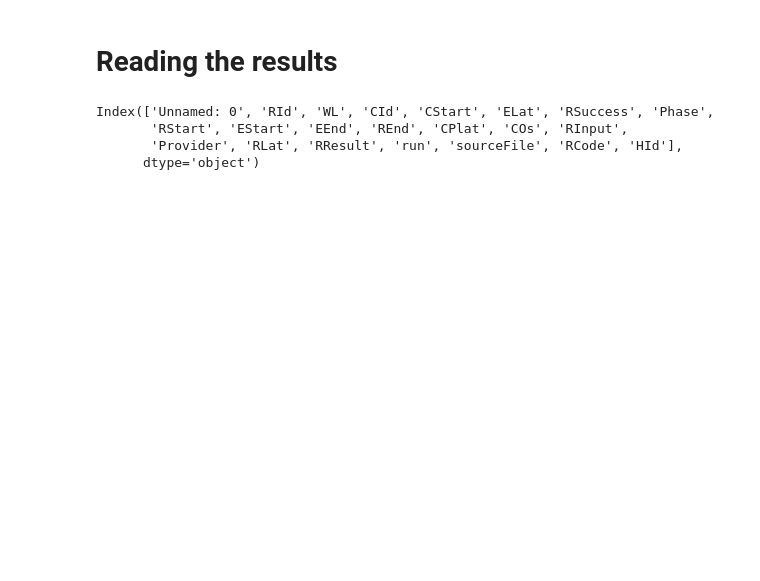
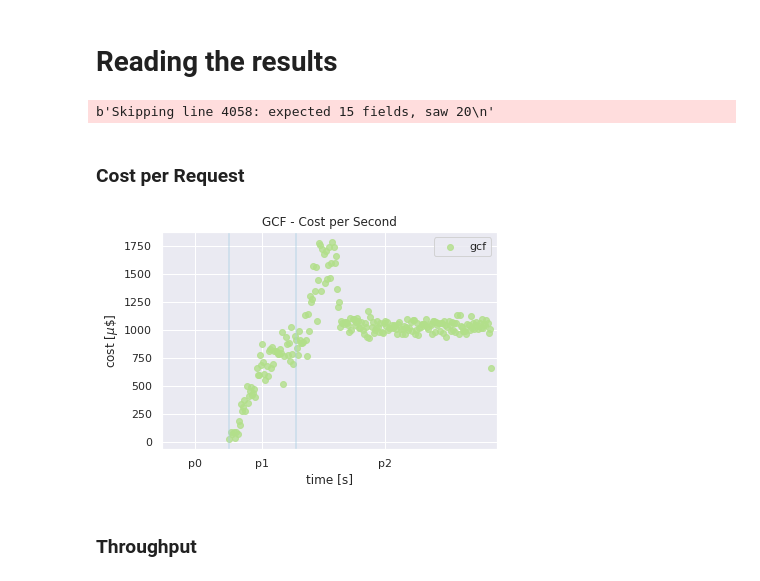
Before and after one commit to tawalaya/FaaSElasticityEngineering, a Jupyter notebook: SW-Analysis.ipynb, the cells around one changed output. Cells and saved outputs as stored; diff of their text form; code cells hidden in the pictures; blank space fills up the shorter version.

Commit message:
fixed error in load function\nadded first draft of experiment overview plots

```diff
--- a/SW-Analysis.ipynb
+++ b/SW-Analysis.ipynb
@@ -19,10 +19,8 @@ providers = ["aws","ibm","gcf","azure"]
 num_repetitions = 1
 configs = [ "0,0,1","0,0,0.5","0,0,2","60,60,0.5","60,60,1"]
 
-all = pd.read_csv("results/full.csv")#load(experiment_name, providers,configs,num_repetitions,True)
+all = load(experiment_name, providers,configs,num_repetitions,True)
 all.columns
+all.to_csv("results/full.csv")
 # %% [output]
-Index(['Unnamed: 0', 'RId', 'WL', 'CId', 'CStart', 'ELat', 'RSuccess', 'Phase',
-       'RStart', 'EStart', 'EEnd', 'REnd', 'CPlat', 'COs', 'RInput',
-       'Provider', 'RLat', 'RResult', 'run', 'sourceFile', 'RCode', 'HId'],
-      dtype='object')
+b'Skipping line 4058: expected 15 fields, saw 20\n'
@@ -28,0 +49,38 @@ Index(['Unnamed: 0', 'RId', 'WL', 'CId', 'CStart', 'ELat', 'RSuccess', 'Phase',
+# %% [markdown]
+### Cost per Request
+# %%
+def costPerSecond(ax,all,provider,workload):
+    data = all[(all['Provider'] == provider) & (all["WL"] == workload)]
+    data = data.copy()
+
+    #goup by second
+    data["EStart_1s"] = round(data["EStart"]/1000)
+    #sum up cost
+    data = data.groupby(["EStart_1s"])["ECost"].sum().reset_index(name="ECost")
+    #plot
+    ax.scatter(x="EStart_1s",y="ECost",data=data,label=provider,color=style[provider]["color"],alpha=0.8)
+
+
+    ax.set_xlim([0,300])
+    ax.set_xlabel("time [s]")
+    ax.set_ylabel(r"cost [$\mu$\$]")
+
+    #highlight phases
+    ax.axvline(60,alpha=0.5)
+    ax.axvline(120,alpha=0.5)
+    ax.set_xticks(ticks=[30,90,200])
+    ax.set_xticklabels(["p0","p1","p2"])
+
+    #title
+    ax.set_title("{} - Cost per Second".format(style[provider]["name"]))
+
+    #legend
+    ax.legend()
+# %%
+
+fig,ax = plt.subplots()
+costPerSecond(ax,all,"gcf","0,0,1")
+# %% [output]
+[figure, added]
+# %% [markdown]
+### Throughput
```
Also changed, not shown: parts of 13 cells of this notebook, 2 other files.
